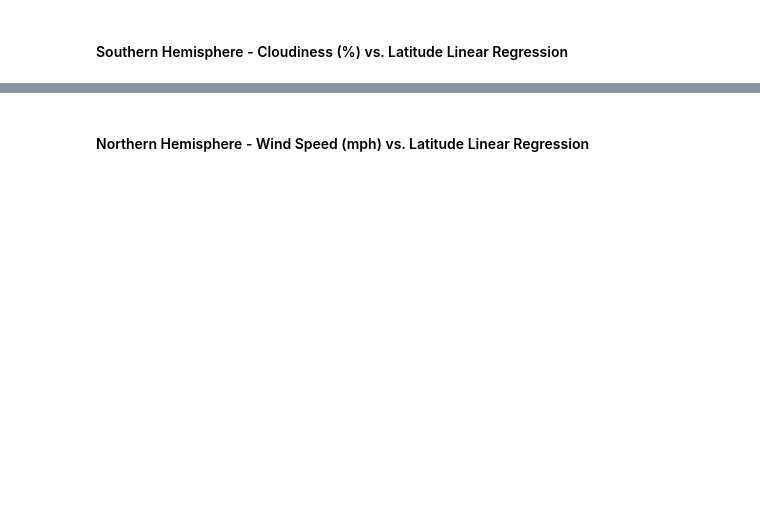
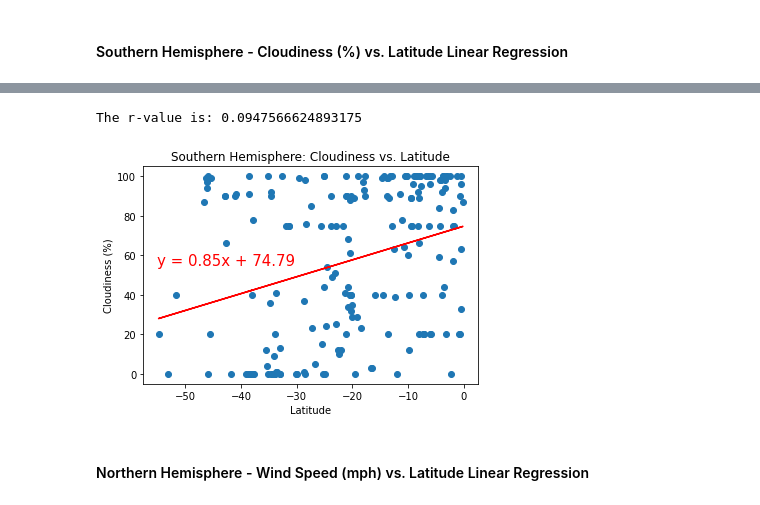
Before and after one commit to kflores56/API-Weather-Analysis, a Jupyter notebook: WeatherPy/WeatherPy.ipynb, the cells around one changed output, grey strips where cells are left out. Cells and saved outputs as stored; diff of their text form; code cells hidden in the pictures; blank space fills up the shorter version.

```diff
--- a/WeatherPy/WeatherPy.ipynb
+++ b/WeatherPy/WeatherPy.ipynb
@@ -456,2 +475,29 @@ The r-value is: 0.0035263772085582894
+# %%
+#Add associated y_axis
+south_cloud = south['Cloudiness']
+
+# Linear regression
+# Perform a linear regression on temperature vs. latitude
+(slope, intercept, rvalue, pvalue, stderr) = stats.linregress(south_lat, south_cloud)
+
+# Get regression values
+regress_values = south_lat * slope + intercept
+
+#Create line equation for graph
+lneq = "y = " + str(round(slope,2)) + "x + " + str(round(intercept,2))
+
+#Plot
+plt.scatter(south_lat, south_cloud)
+plt.plot(south_lat,regress_values,"r-")
+
+#Label
+plt.xlabel('Latitude')
+plt.ylabel('Cloudiness (%)')
+plt.title('Southern Hemisphere: Cloudiness vs. Latitude')
+plt.annotate(lneq,(-55, 55),fontsize=15,color="red")
+print(f"The r-value is: {rvalue**2}")
+# %% [output]
+The r-value is: 0.0947566624893175
+[figure, added]
 # %% [markdown]
 ####  Northern Hemisphere - Wind Speed (mph) vs. Latitude Linear Regression
```
Also changed, not shown: parts of 7 cells of this notebook.
